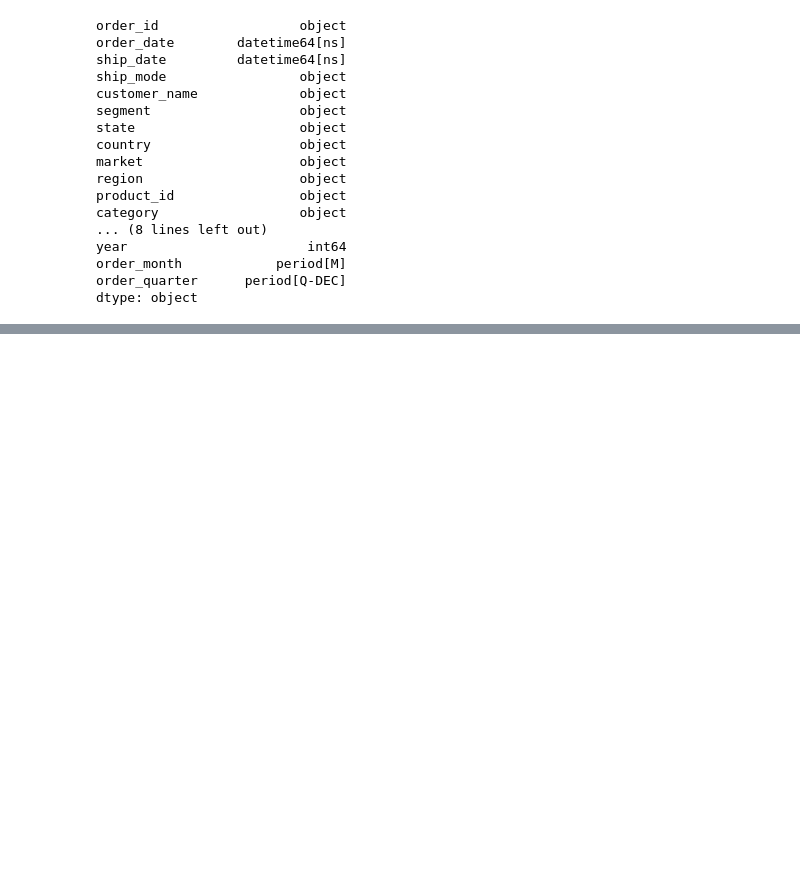
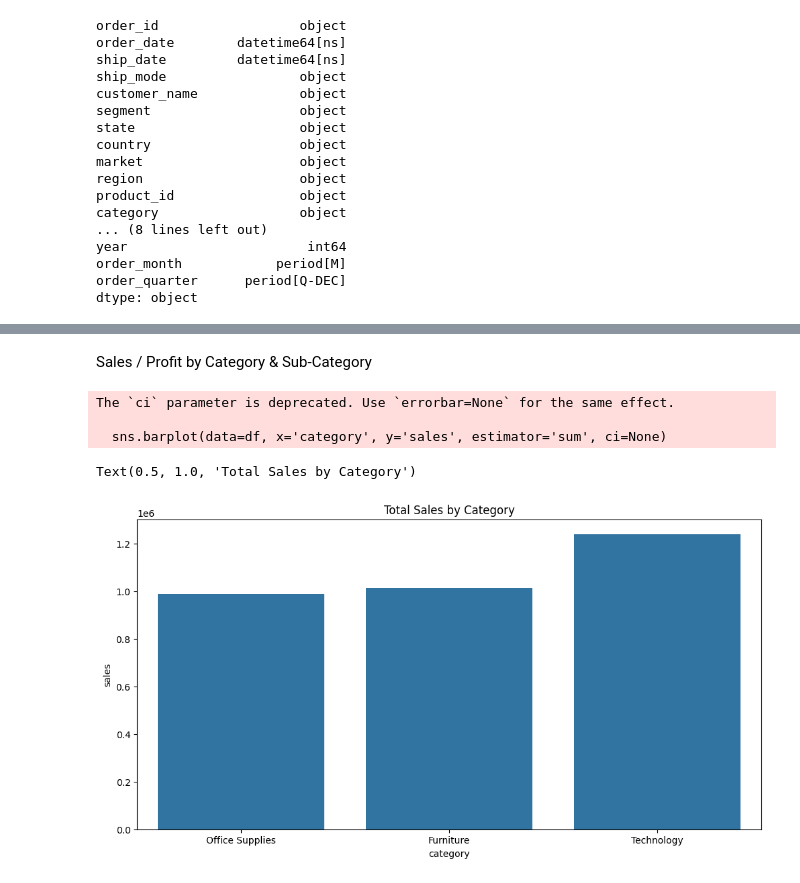
Before and after one commit to Mitrafa/superstore-streamlit-app, a Jupyter notebook: notebooks/exploratory_anaysis.ipynb, the cells around one changed output, grey strips where cells are left out. Drawn from its saved outputs; the diff is of its cells as text; code cells hidden in the pictures; blank space fills up the shorter version.

```diff
--- a/notebooks/exploratory_anaysis.ipynb
+++ b/notebooks/exploratory_anaysis.ipynb
@@ -168,0 +189,3 @@ dtype: object
+# %%
+# Calculate shipping duration in days
+df['ship_duration'] = (df['ship_date'] - df['order_date']).dt.days
@@ -168,0 +230,15 @@ dtype: object
+# %% [markdown]
+ Sales / Profit by Category & Sub-Category
+# %%
+import seaborn as sns
+import matplotlib.pyplot as plt
+
+plt.figure(figsize=(12, 6))
+sns.barplot(data=df, x='category', y='sales', estimator='sum', ci=None)
+plt.title('Total Sales by Category')
+# %% [output]
+The `ci` parameter is deprecated. Use `errorbar=None` for the same effect.
+
+  sns.barplot(data=df, x='category', y='sales', estimator='sum', ci=None)
+Text(0.5, 1.0, 'Total Sales by Category')
+[figure, added]
```
Also changed, not shown: parts of 10 cells of this notebook, 12 other files.
